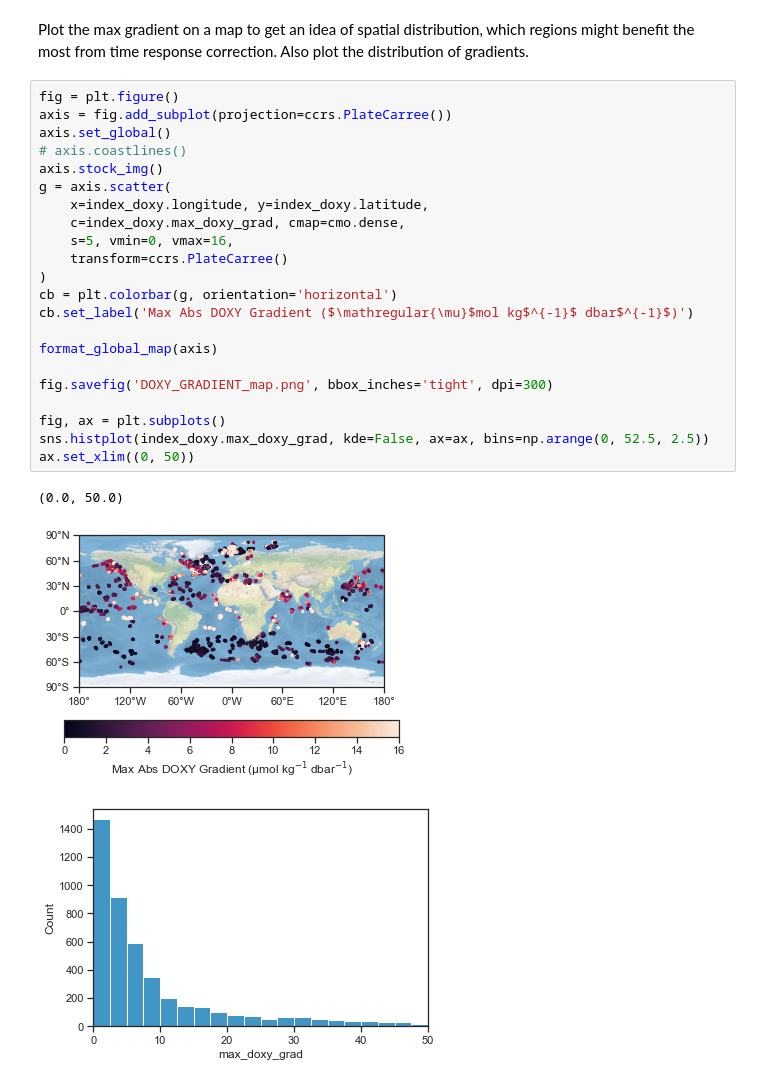
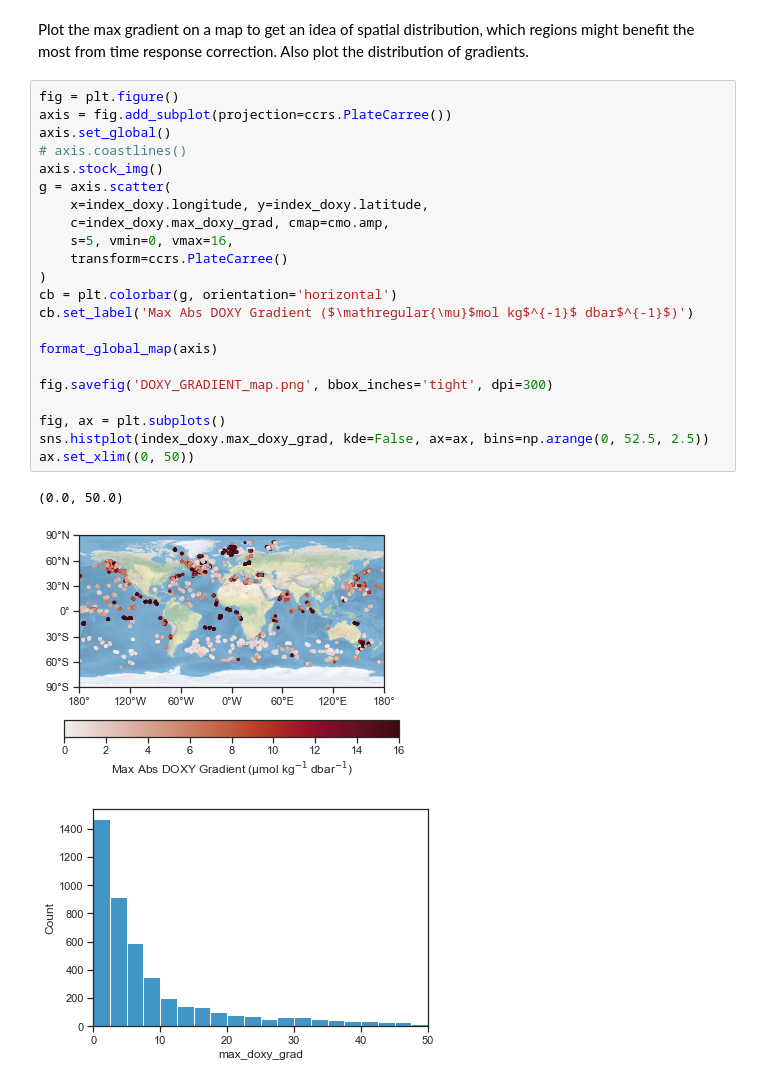
Before and after one commit to cgrdn/admt-doxy-correction, a Jupyter notebook: notebooks/gradient-map/gradient-map.ipynb, the cells around one changed output. Cells and saved outputs as stored; diff of their text form.

```diff
--- a/notebooks/gradient-map/gradient-map.ipynb
+++ b/notebooks/gradient-map/gradient-map.ipynb
@@ -111,26 +111,26 @@ Plot the max gradient on a map to get an idea of spatial distribution, which reg
 # %%
 fig = plt.figure()
 axis = fig.add_subplot(projection=ccrs.PlateCarree())
 axis.set_global()
 # axis.coastlines()
 axis.stock_img()
 g = axis.scatter(
     x=index_doxy.longitude, y=index_doxy.latitude,
-    c=index_doxy.max_doxy_grad, cmap=cmo.dense,
+    c=index_doxy.max_doxy_grad, cmap=cmo.amp,
     s=5, vmin=0, vmax=16,
     transform=ccrs.PlateCarree()
 )
 cb = plt.colorbar(g, orientation='horizontal')
 cb.set_label('Max Abs DOXY Gradient ($\mathregular{\mu}$mol kg$^{-1}$ dbar$^{-1}$)')
 
 format_global_map(axis)
 
 fig.savefig('DOXY_GRADIENT_map.png', bbox_inches='tight', dpi=300)
 
 fig, ax = plt.subplots()
 sns.histplot(index_doxy.max_doxy_grad, kde=False, ax=ax, bins=np.arange(0, 52.5, 2.5))
 ax.set_xlim((0, 50))
 # %% [output]
 (0.0, 50.0)
-[figure, old version]
+[figure, new version]
 [figure]
```
Also changed, not shown: parts of 3 cells of this notebook.
